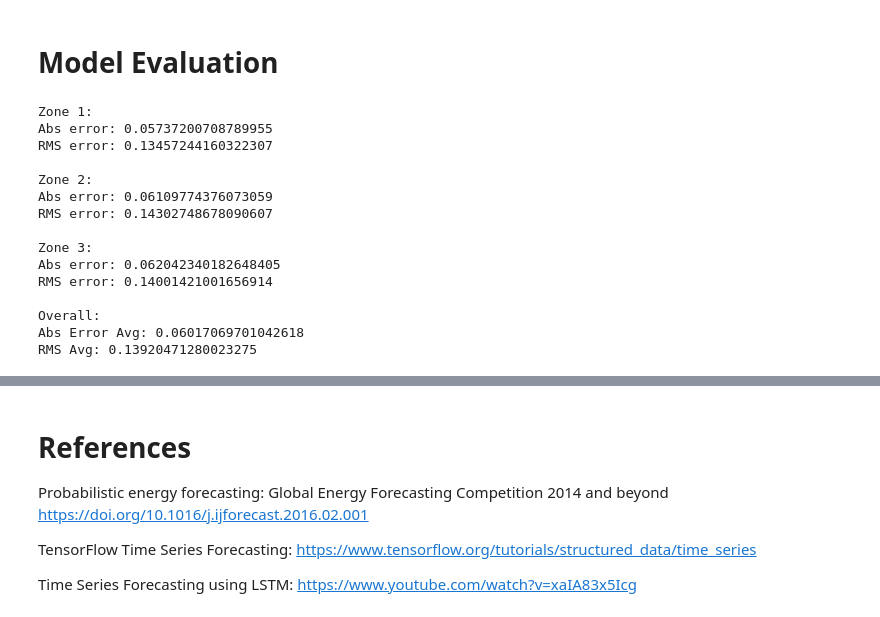
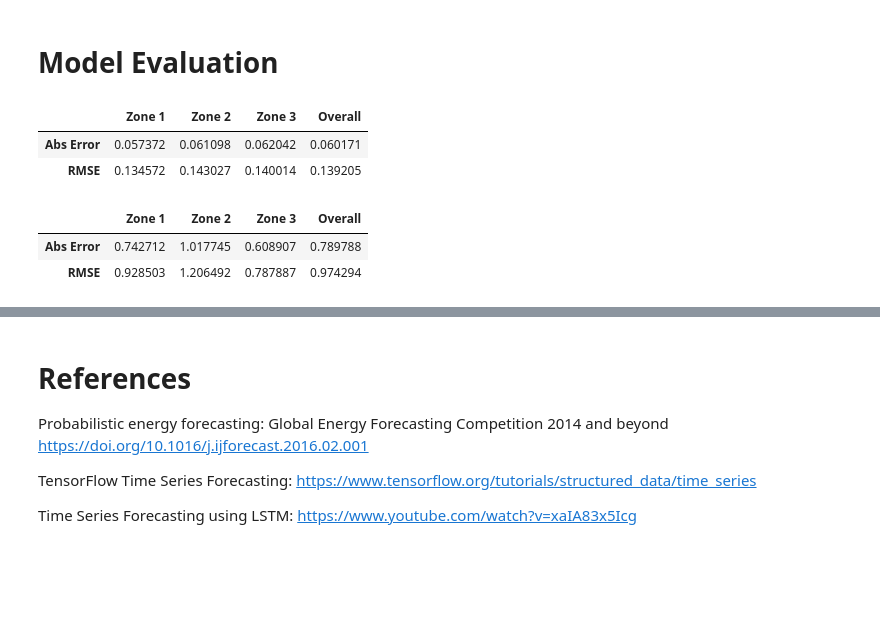
Before and after one commit to antoniolang1107/Solar-Power, a Jupyter notebook: solar.ipynb, the cells around one changed output, grey strips where cells are left out. Drawn from its saved outputs; the diff is of its cells as text; code cells hidden in the pictures; blank space fills up the shorter version.

Commit message:
NN regressor works and calculates metrics

```diff
--- a/solar.ipynb
+++ b/solar.ipynb
@@ -147,7 +147,7 @@ for i in range(len(train_data)):
     accum_sets = [train_data[i][var_list], test_data[i][var_list]]
     marginal_sets = [pd.DataFrame().reindex_like(accum_sets[0]), pd.DataFrame().reindex_like(accum_sets[1])]
 
-    for j in range (0,1): # calcs over training then test set
+    for j in range (0,2): # calcs over training then test set
 
         for variable in var_list:
             marginal_sets[j][variable] = accum_sets[j][variable].diff()
@@ -258,13 +262,20 @@ for i in range(0,3):
 # %%
 # very poor performance with given parameters
 
-# from sklearn.neural_network import MLPRegressor
-# train_copy = train_data[0].copy()
-# test_copy = test_data[0].copy()
-# train_power = train_copy.pop("POWER")
-# test_power = test_copy.pop("POWER")
-# regressor = MLPRegressor(random_state=1, max_iter=3000).fit(train_copy,train_power)
-# regressor_predictions = regressor.predict(test_copy)
+from sklearn.neural_network import MLPRegressor
+nn_predictions = []
+
+drop_variables = ['VAR78', 'VAR79', 'VAR134', 'VAR164', 'mVAR169', 'mVAR178', 'mVAR228']
+
+for i in range(0, len(train_data)):
+    train_copy = train_data[i].copy()
+    train_copy = train_copy.drop(drop_variables, axis=1)
+    test_copy = test_data[i].copy()
+    test_copy = test_copy.drop(drop_variables, axis=1)
+    train_power = train_copy.pop("POWER")
+    test_power = test_copy.pop("POWER")
+    regressor = MLPRegressor(random_state=1, max_iter=3000).fit(train_copy,train_power)
+    nn_predictions.append(regressor.predict(test_copy))
 # %%
 from sklearn.ensemble import HistGradientBoostingRegressor
 boosted_predictions = []
@@ -308,34 +319,37 @@ def calc_rms_err(predictions, labels):
 # %%
 abs_errs = []
 rmss = []
 for i in range(0,3):
     abs_err, rms = calc_performance_metrics(sv_predictions[i], test_data[i]['POWER'])
     abs_errs.append(abs_err)
     rmss.append(rms)
-    print(f"Zone {i+1}:")
-    print(f"Abs error: {abs_err}")
-    print(f"RMS error: {rms}\n")
 abs_errs = np.array(abs_errs)
 rmss = np.array(rmss)
-print("Overall:")
-print(f"Abs Error Avg: {abs_errs.mean()}")
-print(f"RMS Avg: {rmss.mean()}")
+
+baseline_metrics = pd.DataFrame([abs_errs, rmss], columns=['Zone 1', 'Zone 2', 'Zone 3'], index=['Abs Error', 'RMSE'])
+baseline_metrics['Overall'] = baseline_metrics.mean(numeric_only=True, axis=1)
+baseline_metrics
 # %% [output]
-Zone 1:
-Abs error: 0.05737200708789955
-RMS error: 0.13457244160322307
-
-Zone 2:
-Abs error: 0.06109774376073059
-RMS error: 0.14302748678090607
-
-Zone 3:
-Abs error: 0.062042340182648405
-RMS error: 0.14001421001656914
-
-Overall:
-Abs Error Avg: 0.06017069701042618
-RMS Avg: 0.13920471280023275
+|  | Zone 1 | Zone 2 | Zone 3 | Overall |
+| Abs Error | 0.057372 | 0.061098 | 0.062042 | 0.060171 |
+| RMSE | 0.134572 | 0.143027 | 0.140014 | 0.139205 |
+# %%
+abs_errs = []
+rmss = []
+for i in range(0,3):
+    abs_err, rms = calc_performance_metrics(nn_predictions[i], test_data[i]['POWER'])
+    abs_errs.append(abs_err)
+    rmss.append(rms)
+abs_errs = np.array(abs_errs)
+rmss = np.array(rmss)
+
+nn_metrics = pd.DataFrame([abs_errs, rmss], columns=['Zone 1', 'Zone 2', 'Zone 3'], index=['Abs Error', 'RMSE'])
+nn_metrics['Overall'] = nn_metrics.mean(numeric_only=True, axis=1)
+nn_metrics
+# %% [output]
+|  | Zone 1 | Zone 2 | Zone 3 | Overall |
+| Abs Error | 0.742712 | 1.017745 | 0.608907 | 0.789788 |
+| RMSE | 0.928503 | 1.206492 | 0.787887 | 0.974294 |
 # %%
 abs_errs = []
 rmss = []
```
Also changed, not shown: parts of 6 cells of this notebook.
